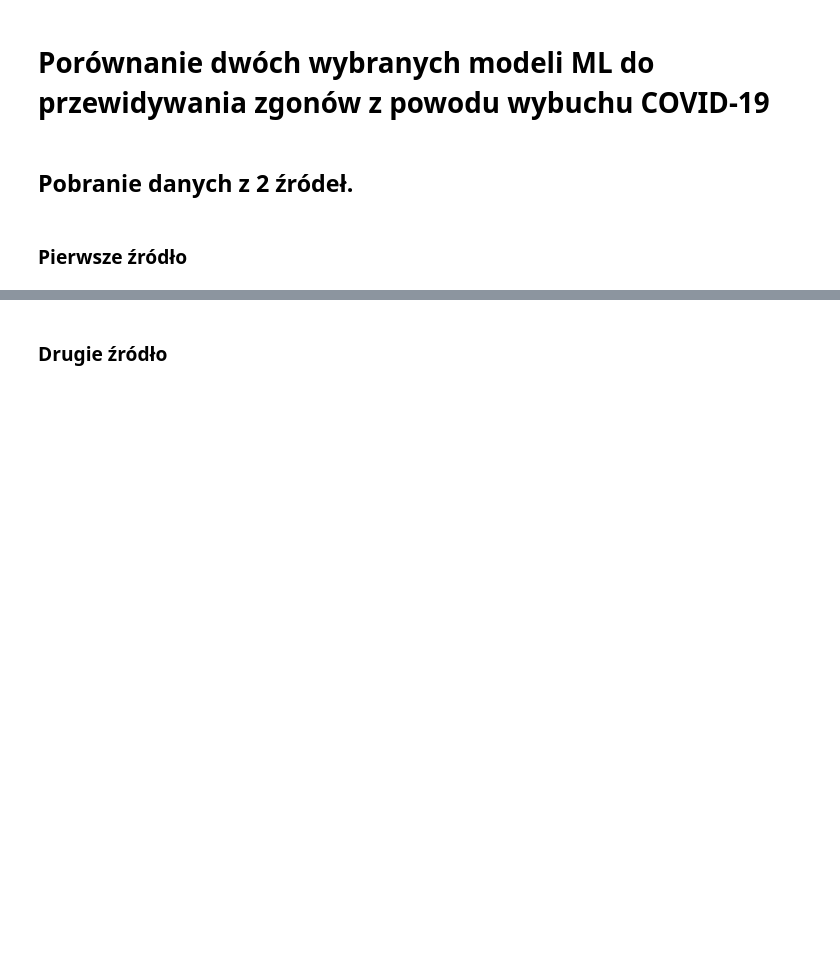
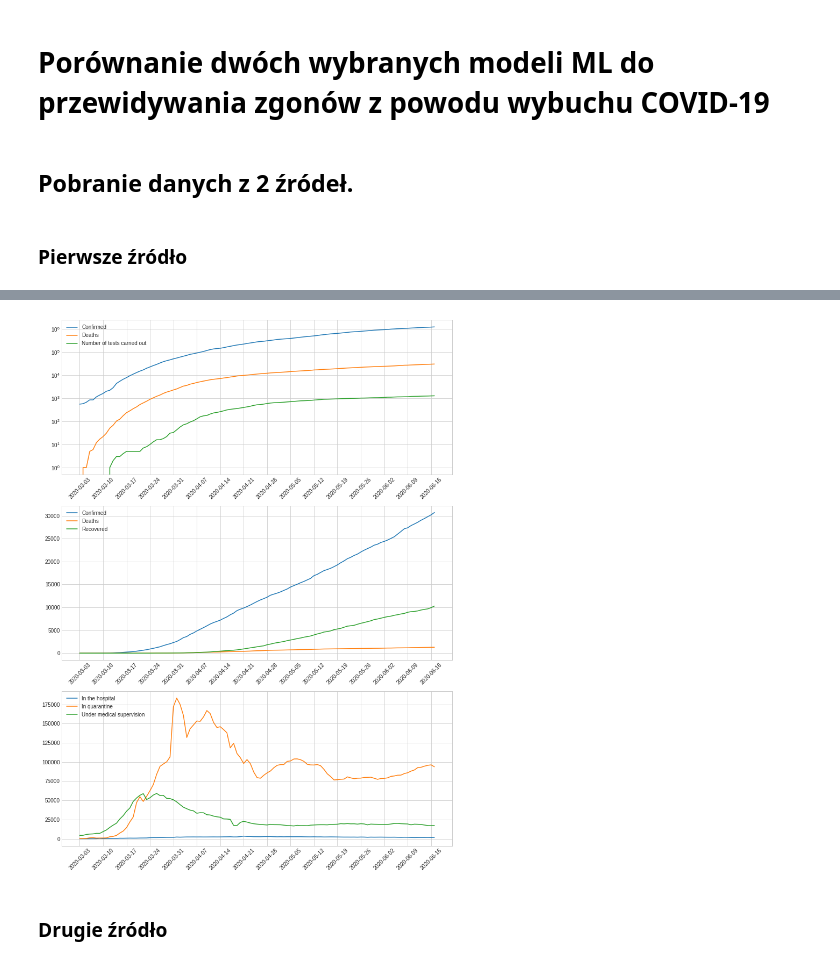
Before and after one commit to Do1kk/COVID-19_Project, a Jupyter notebook: Copy_of_ProjectPython.ipynb, the cells around one changed output, grey strips where cells are left out. Cells and saved outputs as stored; diff of their text form; code cells hidden in the pictures; blank space fills up the shorter version.

```diff
--- a/Copy_of_ProjectPython.ipynb
+++ b/Copy_of_ProjectPython.ipynb
@@ -50,3 +61,26 @@ memory usage: 6.7+ KB
+# %%
+X_axis = pd.to_datetime(data1["Timestamp"], dayfirst=True)
+plt.figure(figsize=[13, 18])
+
+plt.subplot(311)
+plt.plot(X_axis, data1[["Number_of_tests_carried_out", "Confirmed", "Deaths"]])
+plt.xticks(list((d for d in X_axis if d.dayofweek == 1)), rotation=45)
+plt.yscale("log")
+plt.legend(("Confirmed", "Deaths", "Number of tests carried out"), loc='upper left')
+
+plt.subplot(312)
+plt.plot(X_axis, data1[["Confirmed", "Deaths", "Recovered"]])
+plt.xticks(list((d for d in X_axis if d.dayofweek == 1)), rotation=45)
+plt.legend(("Confirmed", "Deaths", "Recovered"), loc='upper left')
+
+plt.subplot(313)
+plt.plot(X_axis, data1[["In_the_hospital", "In_quarantine", "Under_medical_supervision"]])
+plt.xticks(list((d for d in X_axis if d.dayofweek == 1)), rotation=45)
+plt.legend(("In the hospital", "In quarantine", "Under medical supervision"), loc='upper left')
+
+plt.show()
+# %% [output]
+[figure, added]
 # %% [markdown]
 ### Drugie źródło
 # %%
```
Also changed, not shown: parts of 9 cells of this notebook.
